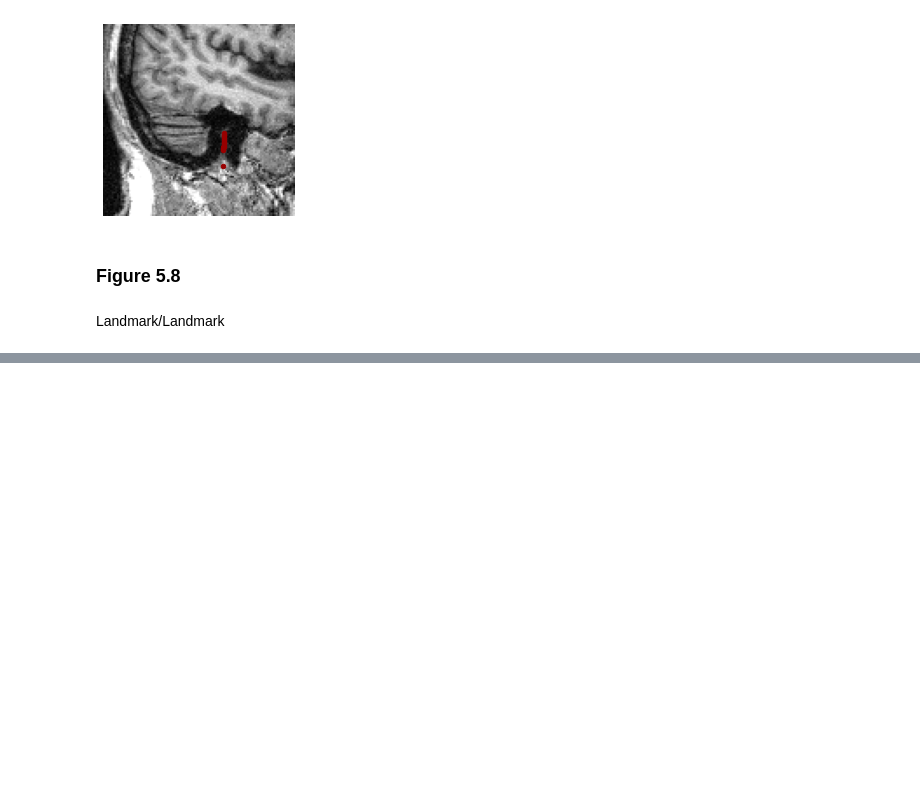
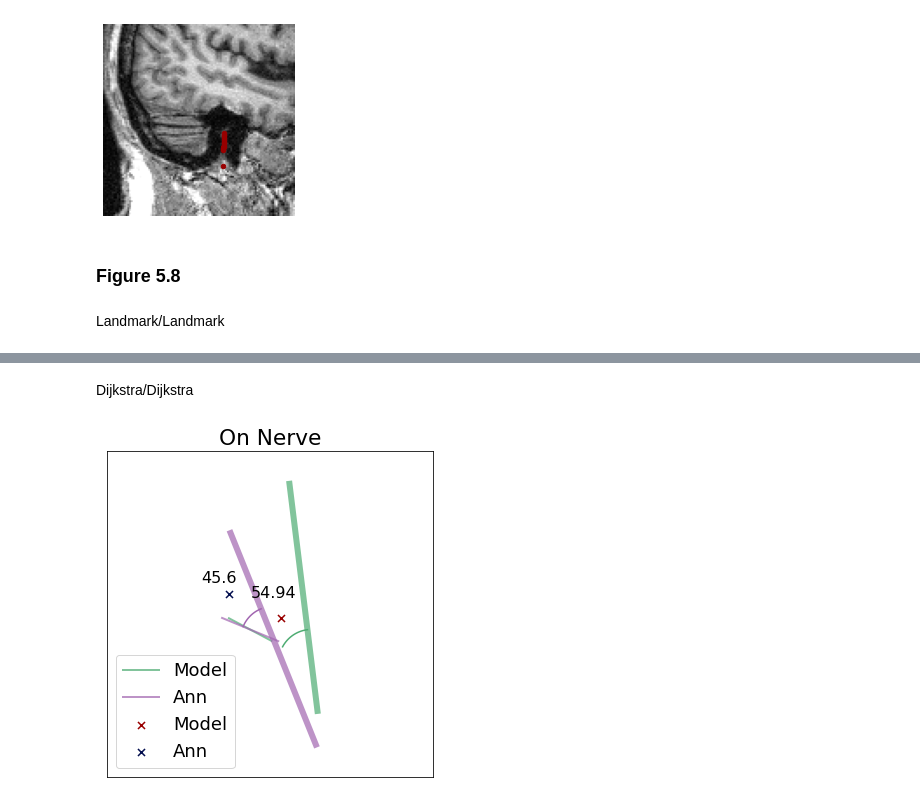
Before and after one commit to CathrineUH/Bachelor_thesis_ear, a Jupyter notebook: plotAllFigures.ipynb, the cells around one changed output, grey strips where cells are left out. Cells and saved outputs as stored; diff of their text form; code cells hidden in the pictures; blank space fills up the shorter version.

```diff
--- a/plotAllFigures.ipynb
+++ b/plotAllFigures.ipynb
@@ -355,0 +370,20 @@ Viz.plot_angle_in_plane(2)
+# %% [markdown]
+Dijkstra/Dijkstra
+# %%
+Viz = F.VisualizeAngle("results/results05.csv", 6)
+Viz.get_coor()
+angles_l = Viz.compute_all_angles()
+nr = 21
+# Viz.plot_angle_in_plane(nr,"Inside ROI","True")
+# Dij = F.Dijkstras("results/results05.csv", 6, 21, Viz.R)
+# Dij.plot_together("Inside ROI")
+nr = 16
+Viz.plot_angle_in_plane(nr,"Inside ROI","True")
+Dij = F.Dijkstras("results/results05.csv", 6, nr, Viz.R)
+Dij.plot_together("On Nerve")
+# nr = 15
+# Viz.plot_angle_in_plane(nr,"Inside ROI","True")
+# Dij = F.Dijkstras("results/results05.csv", 6, nr, Viz.R)
+# Dij.plot_together("Outside ROI")
+# %% [output]
+[figure, added]
```
Also changed, not shown: parts of 2 cells of this notebook, 2 other files.
